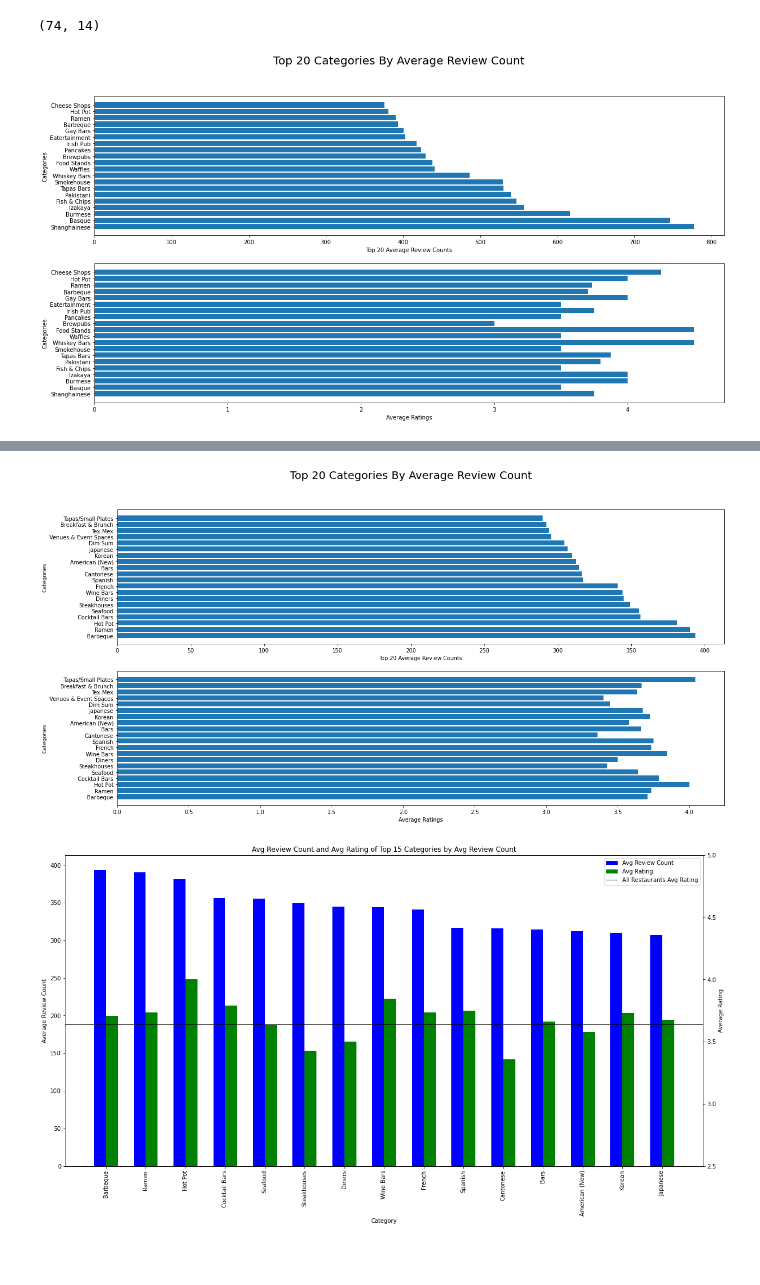
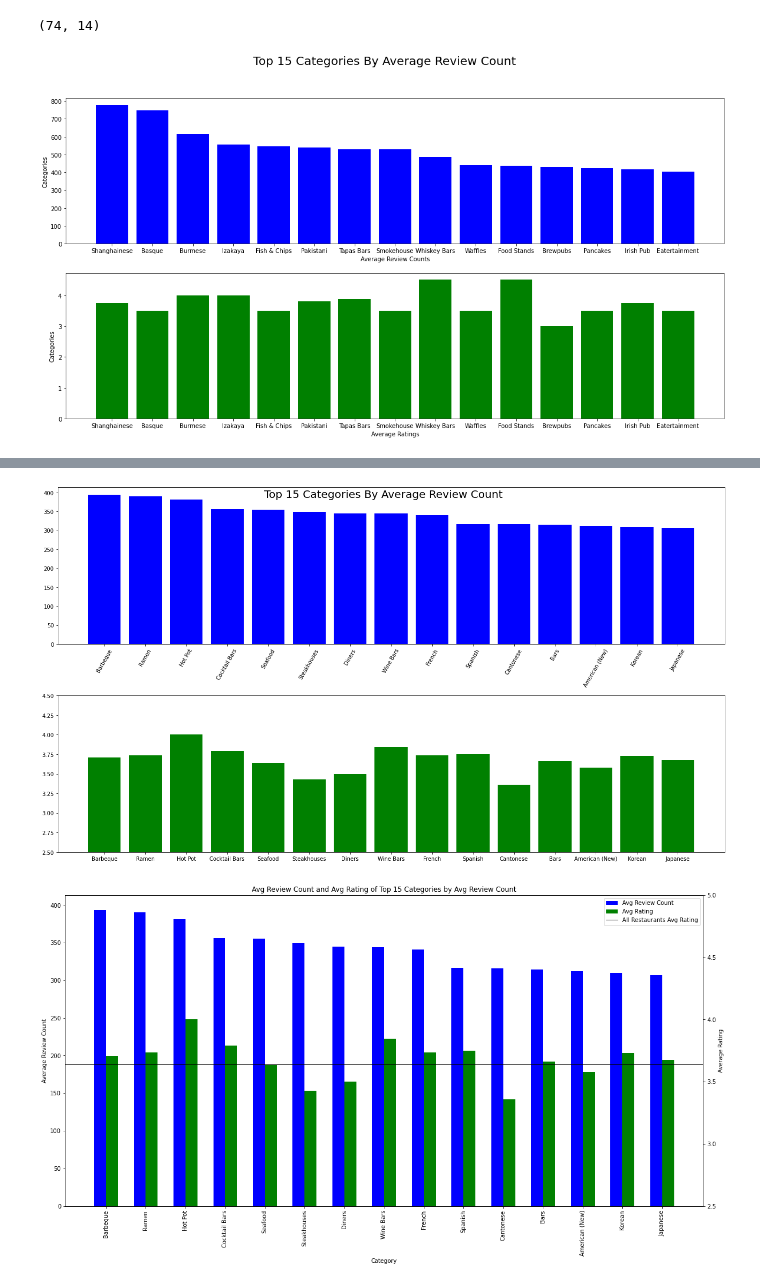
Before and after one commit to gschwaeb/DC-Exurb-Restaurant-Analysis-Using-Yelp, a Jupyter notebook: notebooks/combine_and_explore.ipynb, the cells around one changed output, grey strips where cells are left out. Cells and saved outputs as stored; diff of their text form; code cells hidden in the pictures; blank space fills up the shorter version.

```diff
--- a/notebooks/combine_and_explore.ipynb
+++ b/notebooks/combine_and_explore.ipynb
@@ -3,10 +3,10 @@ import pandas as pd
 import matplotlib.pyplot as plt
 %matplotlib inline
 # %%
-md_reviews = pd.read_csv('md_reviews')
-md_biz = pd.read_csv('md_biz_reviews', converters={'Categories': eval})
-va_reviews = pd.read_csv('va_reviews')
-va_biz = pd.read_csv('va_biz_reviews', converters={'Categories': eval})
+md_reviews = pd.read_csv('data/md_reviews')
+md_biz = pd.read_csv('data/md_biz_reviews', converters={'Categories': eval})
+va_reviews = pd.read_csv('data/va_reviews')
+va_biz = pd.read_csv('data/va_biz_reviews', converters={'Categories': eval})
 # %%
 df = pd.concat([md_biz, va_biz])
 # %%
@@ -365,10 +354,11 @@ plt.axvline(cat_info_df[cat_info_df['total'] > 5]['avg_review_count'].mean(), co
 # %%
 fig,ax = plt.subplots(figsize = (20,10))
 
-ax.hist(cat_info_df[cat_info_df['total'] > 5]['avg_rating'], bins = 9)
-plt.axvline(cat_info_df[cat_info_df['total'] > 5]['avg_rating'].mean(), color='k', linestyle='dashed', linewidth=1)
-#ax.set_title('Top 20 Average Review Counts', fontsize = 15)
-#ax.set_xlabel('Average Review Count', fontsize = 15)
-#ax.set_ylabel('Categories', fontsize = 15)
-#ax.tick_params(axis = 'both', which = 'major', labelsize = 15)
+ax.hist(cat_info_df[cat_info_df['total'] > 5]['avg_rating'], bins = 9, color = 'g')
+avl = plt.axvline(cat_info_df[cat_info_df['total'] > 5]['avg_rating'].mean(), color='k', linestyle='dashed', linewidth=1)
+ax.set_title('Distribution of Average Rating by Category', fontsize = 15)
+ax.set_xlabel('Average Rating', fontsize = 15)
+ax.set_ylabel('Number of Categories', fontsize = 15)
+plt.legend([avl], ['Mean = 3.705'])
+plt.show()
 # %% [output]
@@ -381,20 +374,20 @@ cat_info_df[cat_info_df['total'] > 5].shape
 # %%
 #Create 2 bar graphs looking at top 20 categories by average review count and their ratings
 fig, axs = plt.subplots(2, figsize=(20, 10))
-fig.suptitle('Top 20 Categories By Average Review Count', fontsize = 20)
-x1 = cat_info_df.sort_values('avg_review_count', ascending = False).reset_index()['index'][0:20]
-y1 = cat_info_df.sort_values('avg_review_count', ascending = False)['avg_review_count'][0:20]
-x2 = cat_info_df.sort_values('avg_review_count', ascending = False).reset_index()['index'][0:20]
-y2 = cat_info_df.sort_values('avg_review_count', ascending = False)['avg_rating'][0:20]
-axs[0].barh(x1, y1)
-axs[1].barh(x2, y2)
+fig.suptitle('Top 15 Categories By Average Review Count', fontsize = 20)
+x1 = cat_info_df.sort_values('avg_review_count', ascending = False).reset_index()['index'][0:15]
+y1 = cat_info_df.sort_values('avg_review_count', ascending = False)['avg_review_count'][0:15]
+x2 = cat_info_df.sort_values('avg_review_count', ascending = False).reset_index()['index'][0:15]
+y2 = cat_info_df.sort_values('avg_review_count', ascending = False)['avg_rating'][0:15]
+axs[0].bar(x1, y1, color = 'b')
+axs[1].bar(x2, y2, color = 'g')
 
 for ax in axs.flat:
-    axs[0].set(xlabel='Top 20 Average Review Counts', ylabel='Categories')
+    axs[0].set(xlabel='Average Review Counts', ylabel='Categories')
     axs[1].set(xlabel='Average Ratings', ylabel='Categories')
 #FUTURE: fix fonts and try add numerical value
 # %% [output]
-[figure, old version]
+[figure, new version]
 # %%
 cat_info_df[cat_info_df['total'] > 5].sort_values('avg_review_count', ascending = False)[0:15]
 # %% [output]
@@ -416,21 +409,23 @@ cat_info_df[cat_info_df['total'] > 5].sort_values('avg_review_count', ascending
 | Japanese | 27.0 | 25.0 | 5.0 | 57.0 | 7667.0 | 101.0 | 8628.0 | 92.5 | ... |
 # %%
 #Top categories by avg review count total > 5
-fig, axs = plt.subplots(2, figsize=(20, 10))
-fig.suptitle('Top 20 Categories By Average Review Count', fontsize = 20)
-x1 = cat_info_df[cat_info_df['total'] > 5].sort_values('avg_review_count', ascending = False).reset_index()['index'][0:20]
-y1 = cat_info_df[cat_info_df['total'] > 5].sort_values('avg_review_count', ascending = False)['avg_review_count'][0:20]
-x2 = cat_info_df[cat_info_df['total'] > 5].sort_values('avg_review_count', ascending = False).reset_index()['index'][0:20]
-y2 = cat_info_df[cat_info_df['total'] > 5].sort_values('avg_review_count', ascending = False)['avg_rating'][0:20]
-axs[0].barh(x1, y1)
-axs[1].barh(x2, y2)
-
-for ax in axs.flat:
-    axs[0].set(xlabel='Top 20 Average Review Counts', ylabel='Categories')
-    axs[1].set(xlabel='Average Ratings', ylabel='Categories')
+fig, (ax1, ax2) = plt.subplots(2, figsize=(18, 10))
+fig.suptitle('Top 15 Categories By Average Review Count', fontsize = 20)
+x1 = cat_info_df[cat_info_df['total'] > 5].sort_values('avg_review_count', ascending = False).reset_index()['index'][0:15]
+y1 = cat_info_df[cat_info_df['total'] > 5].sort_values('avg_review_count', ascending = False)['avg_review_count'][0:15]
+x2 = cat_info_df[cat_info_df['total'] > 5].sort_values('avg_review_count', ascending = False).reset_index()['index'][0:15]
+y2 = cat_info_df[cat_info_df['total'] > 5].sort_values('avg_review_count', ascending = False)['avg_rating'][0:15]
+ax1.bar(x1, y1, color = 'b')
+ax2.bar(x2, y2, color = 'g')
+ax2.set_ylim([2.5,4.5])
+ax1.set_xticklabels(labels = cat_info_df[cat_info_df['total'] > 5].sort_values('avg_review_count', ascending = False).reset_index()['index'][0:15],rotation=60)
+plt.tight_layout()
+#for ax in axs.flat:
+    #axs[0].set(xlabel='Average Review Counts', ylabel='Categories')
+    #axs[1].set(xlabel='Average Ratings', ylabel='Categories')
 #FUTURE: fix fonts and try add numerical value
 # %% [output]
-[figure, old version]
+[figure, new version]
 # %%
 import numpy as np
 x1 = cat_info_df[cat_info_df['total'] > 5].sort_values('avg_review_count', ascending = False).reset_index()['index'][0:15]
```
Also changed, not shown: parts of 15 cells of this notebook, 5 other files.
